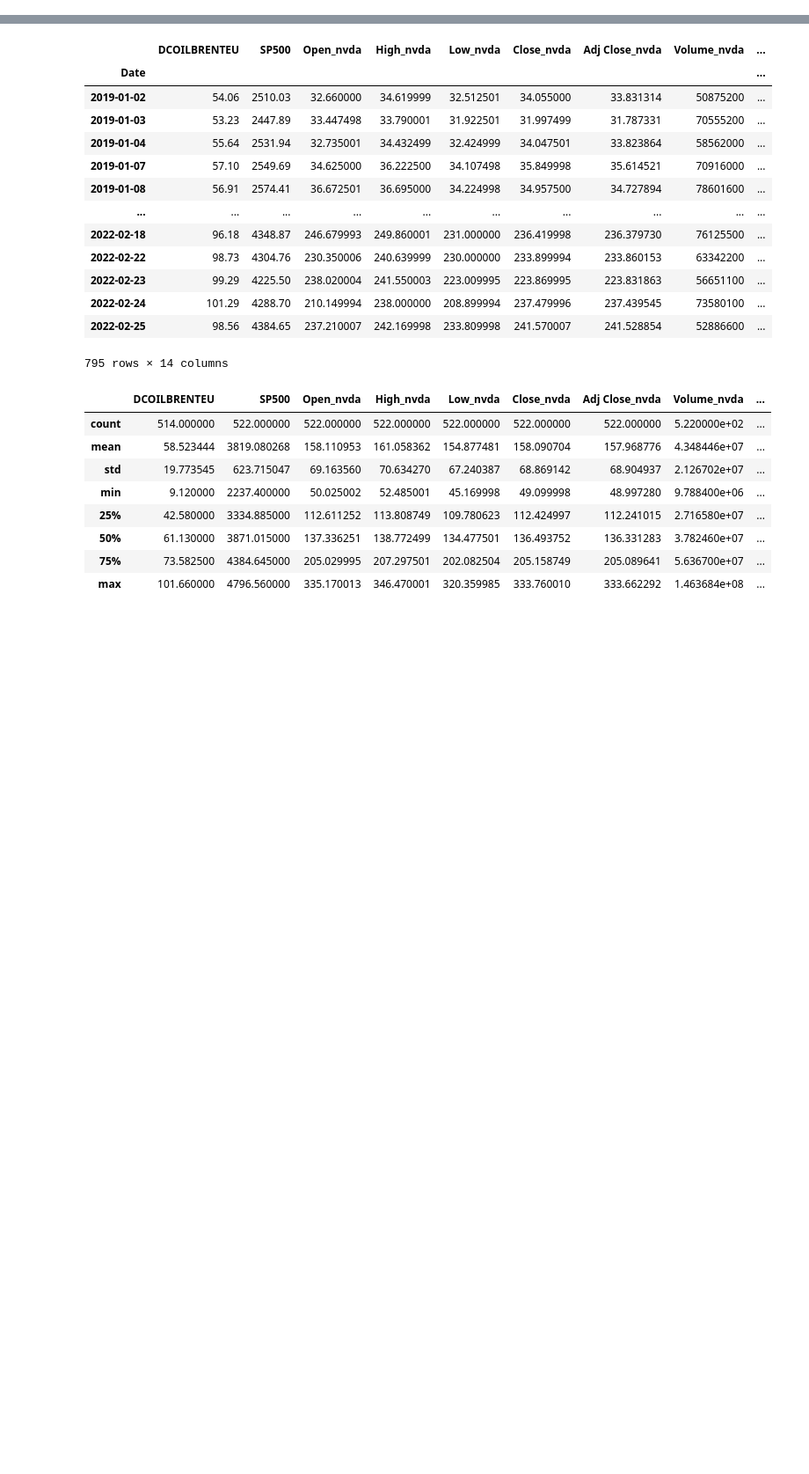
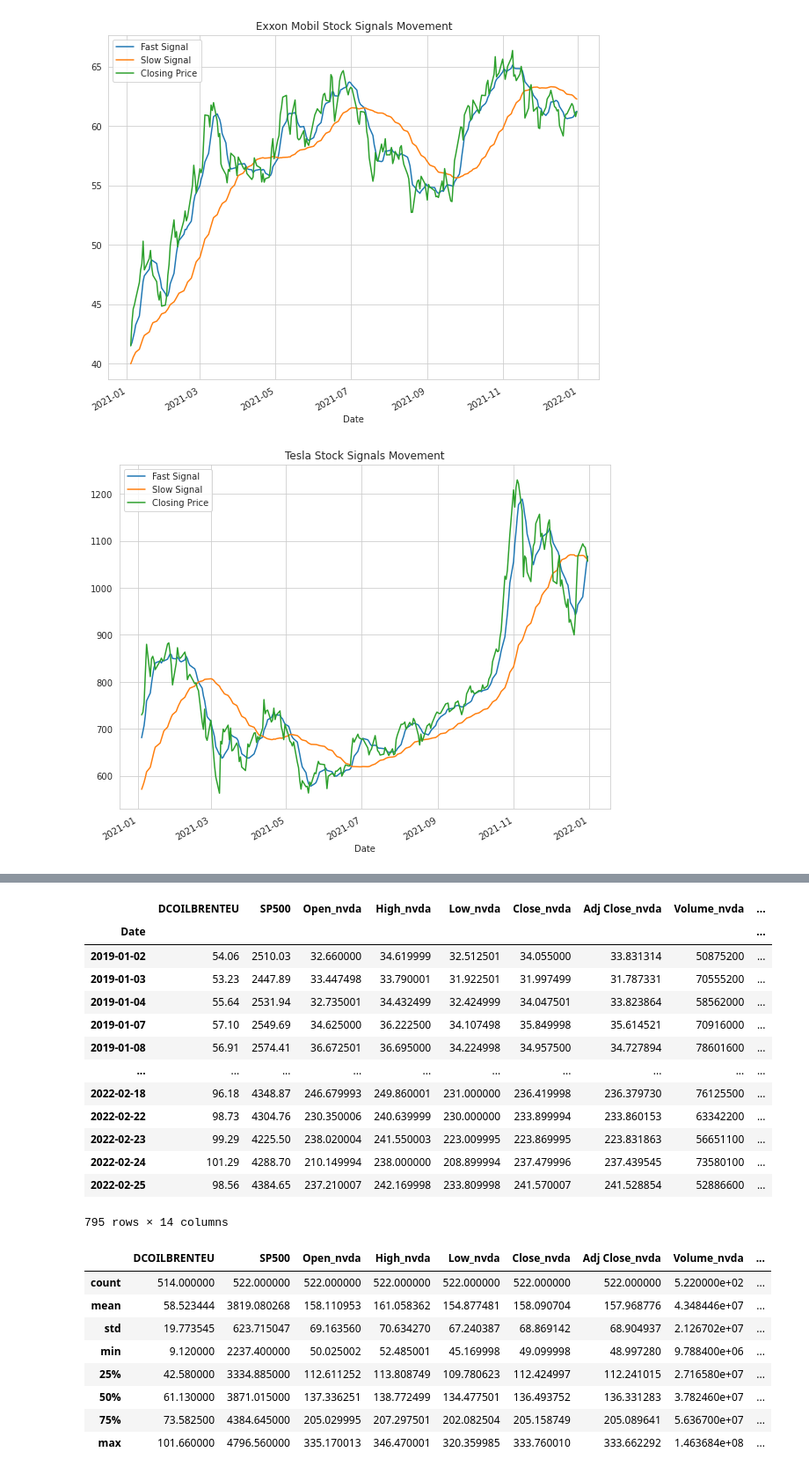
Before and after one commit to Abdulah94/Financial-Analysis-and-Trading-Strategies, a Jupyter notebook: code/jubyter-notebook.ipynb, the cells around one changed output, grey strips where cells are left out. Shown at 88% size. Saved outputs shown, nothing was run; the diff lists cells and outputs as text; code cells hidden in the pictures; blank space fills up the shorter version.

```diff
--- a/code/jubyter-notebook.ipynb
+++ b/code/jubyter-notebook.ipynb
@@ -180,6 +180,10 @@ def plot_wealth(df, header):
     plt.title(header+': ${} in Net Profit'.format(int(performance_df.loc[performance_df.index[-2], 'Wealth'])))
 
     return plt.show()
+# %%
+xom = import_cvs_as_dataframe('XOM')
+tsla = import_cvs_as_dataframe('TSLA')
+nvda = import_cvs_as_dataframe('NVDA')
 # %%
 plot_close_price_on_one_plot(tsla, nvda, xom, 'Tesla', 'NVIDIA', 'Exxon Mobil')
 plot_compares_open_and_close_price_on_one_plot(tsla, nvda, xom, 'Tesla', 'NVIDIA', 'Exxon Mobil')
@@ -188,0 +213,13 @@ Calculating_value_at_risk(tsla, nvda, xom, 'Tesla', 'NVIDIA', 'Exxon Mobil')
+# %%
+plot_fast_slow_signals(xom, 'Exxon Mobil Stock Signals Movement')
+plot_fast_slow_signals(tsla, 'Tesla Stock Signals Movement')
+plot_fast_slow_signals(nvda, 'NVIDIA Stock Signals Movement')
+plot_profit(xom, 'Exxon Mobil Daily Profit/Loss')
+plot_profit(tsla, 'Tesla Daily Profit/Loss')
+plot_profit(nvda, 'NVIDIA Daily Profit/Loss')
+plot_wealth(xom, 'Exxon Mobil Stock')
+plot_wealth(tsla, 'Tesla Stock')
+plot_wealth(nvda, 'NVIDIA Stock')
+# %% [output]
+[figure, added]
+[figure, added]
```
Also changed, not shown: parts of 2 cells of this notebook.
